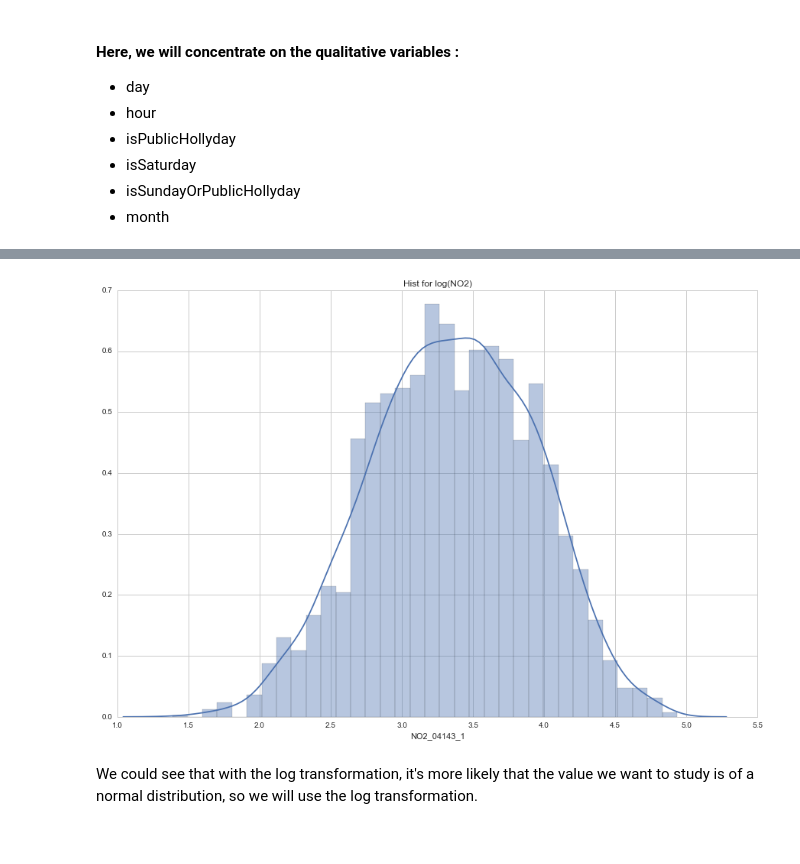
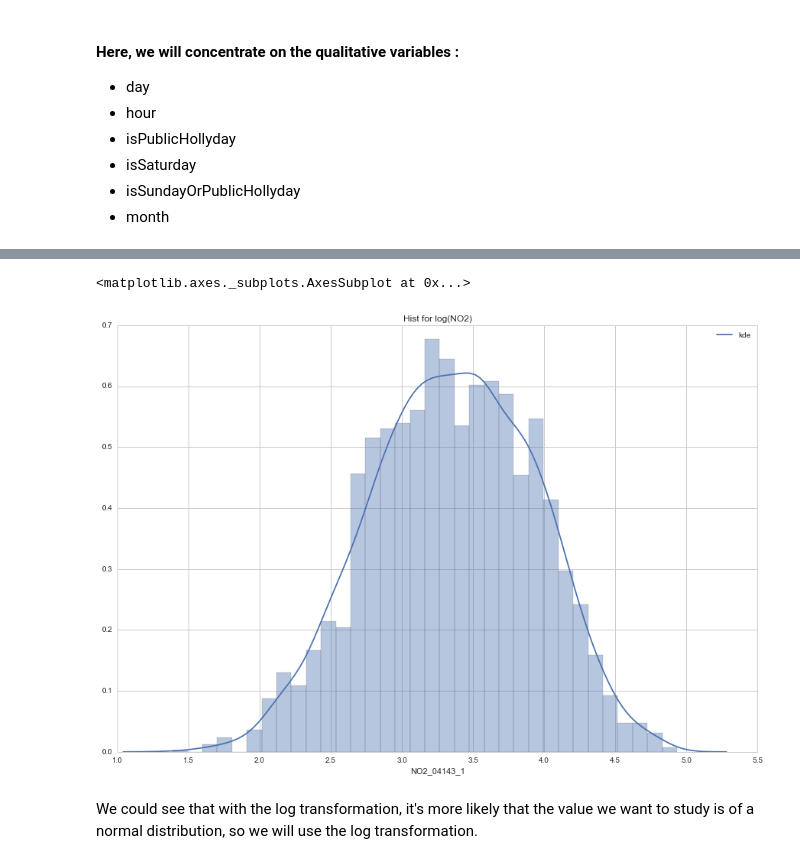
Before and after one commit to MGIMM/Predict-pollution-in-an-asian-megacity, a Jupyter notebook: Nominal Variables (for NO2).ipynb, the cells around one changed output, grey strips where cells are left out. Drawn from its saved outputs; the diff is of its cells as text; code cells hidden in the pictures.

```diff
--- a/Nominal Variables (for NO2).ipynb
+++ b/Nominal Variables (for NO2).ipynb
@@ -64,12 +65,12 @@ sns.distplot(data, norm_hist=True)
 # %%
 plt.figure(figsize=(15,10))
 plt.title('Hist for log('+Object+")")
 data = Ytrain[ Object +'_04143_'+ Hour]
 data_log = np.log(data)
-sns.distplot(data_log, norm_hist=True)
-plt.legend()
+sns.distplot(data_log, norm_hist=True,kde_kws={"label":"kde"})
 # %% [output]
+<matplotlib.axes._subplots.AxesSubplot at 0x...>
-[figure, old version]
+[figure, new version]
 # %% [markdown]
 We could see that with the log transformation, it's more likely that the value we want to study is of a normal distribution, so we will use the log transformation.
 # %% [markdown]
```
Also changed, not shown: parts of 14 cells of this notebook, 2 other files.
